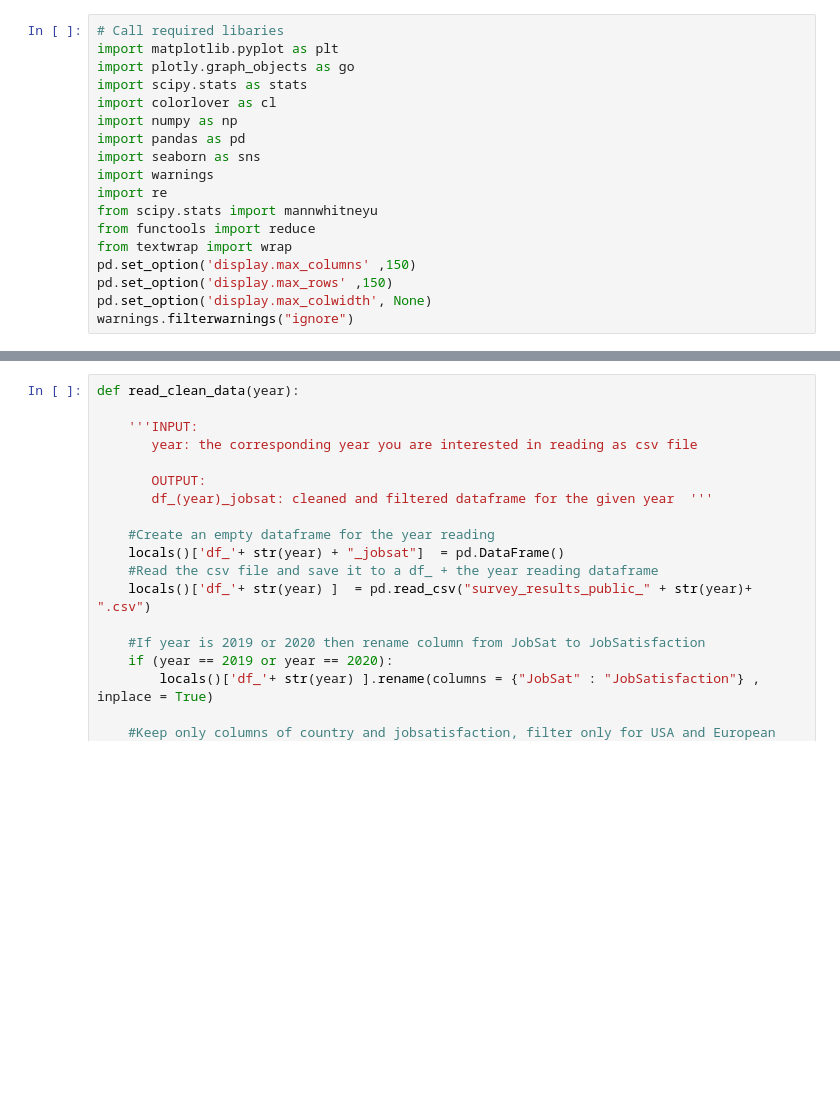
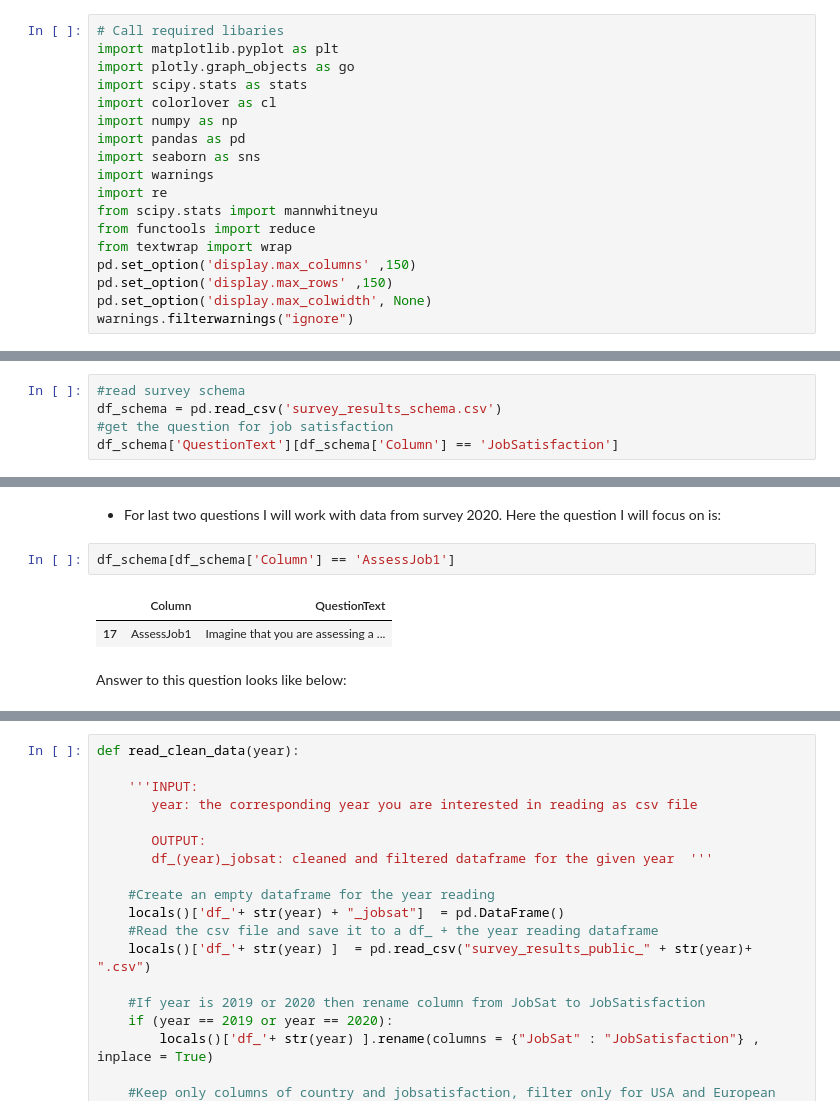
Before and after one commit to Lori-ml/Stackoverflow-Insights, a Jupyter notebook: data_exploration.ipynb, the cells around one changed output, grey strips where cells are left out. Drawn from its saved outputs; the diff is of its cells as text; blank space fills up the shorter version.

```diff
--- a/data_exploration.ipynb
+++ b/data_exploration.ipynb
@@ -22,0 +44,5 @@ Create a function that can be applied to 2018, 2019 and 2020 datasets
+# %%
+#read survey schema
+df_schema = pd.read_csv('survey_results_schema.csv')
+#get the question for job satisfaction
+df_schema['QuestionText'][df_schema['Column'] == 'JobSatisfaction']
@@ -22,0 +76,9 @@ Create a function that can be applied to 2018, 2019 and 2020 datasets
+# %% [markdown]
+- For last two questions I will work with data from survey 2020. Here the question I will focus on is:
+# %%
+df_schema[df_schema['Column'] == 'AssessJob1']
+# %% [output]
+|  | Column | QuestionText |
+| 17 | AssessJob1 | Imagine that you are assessing a ... |
+# %% [markdown]
+Answer to this question looks like below:
```
Also changed, not shown: parts of 58 cells of this notebook, 1 other file.
